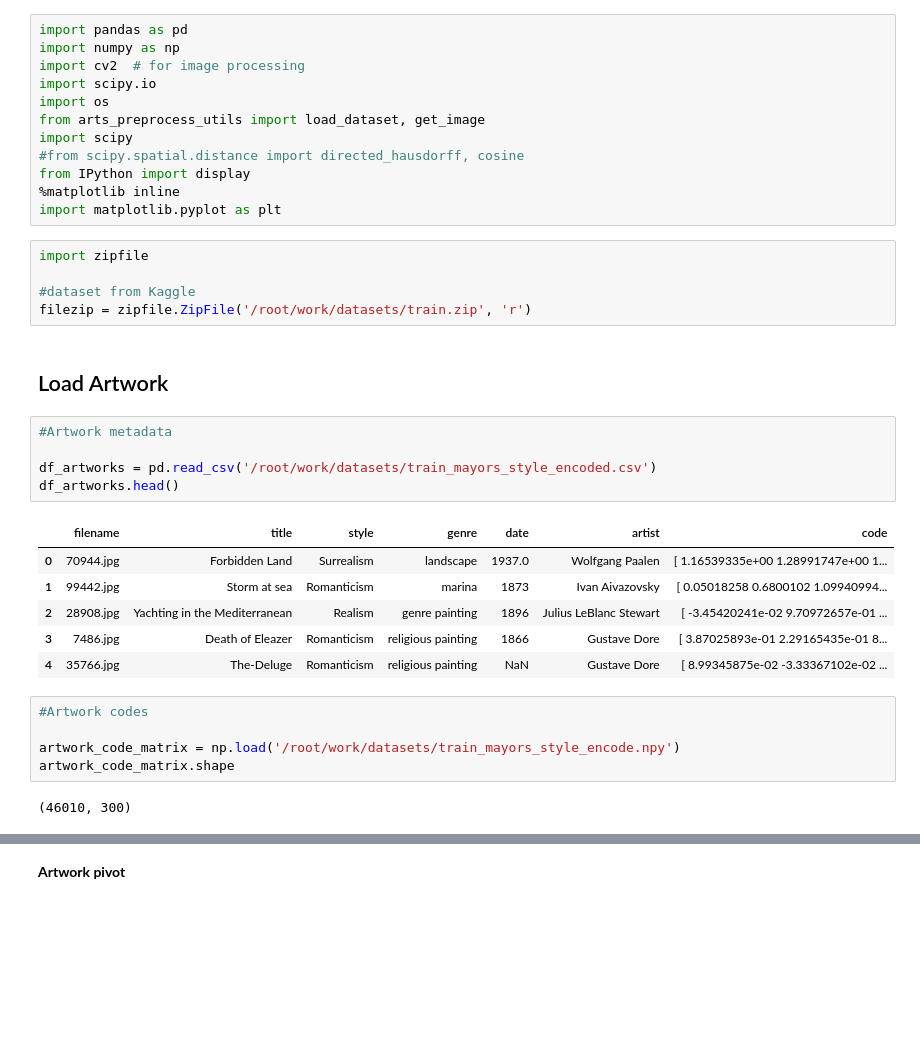
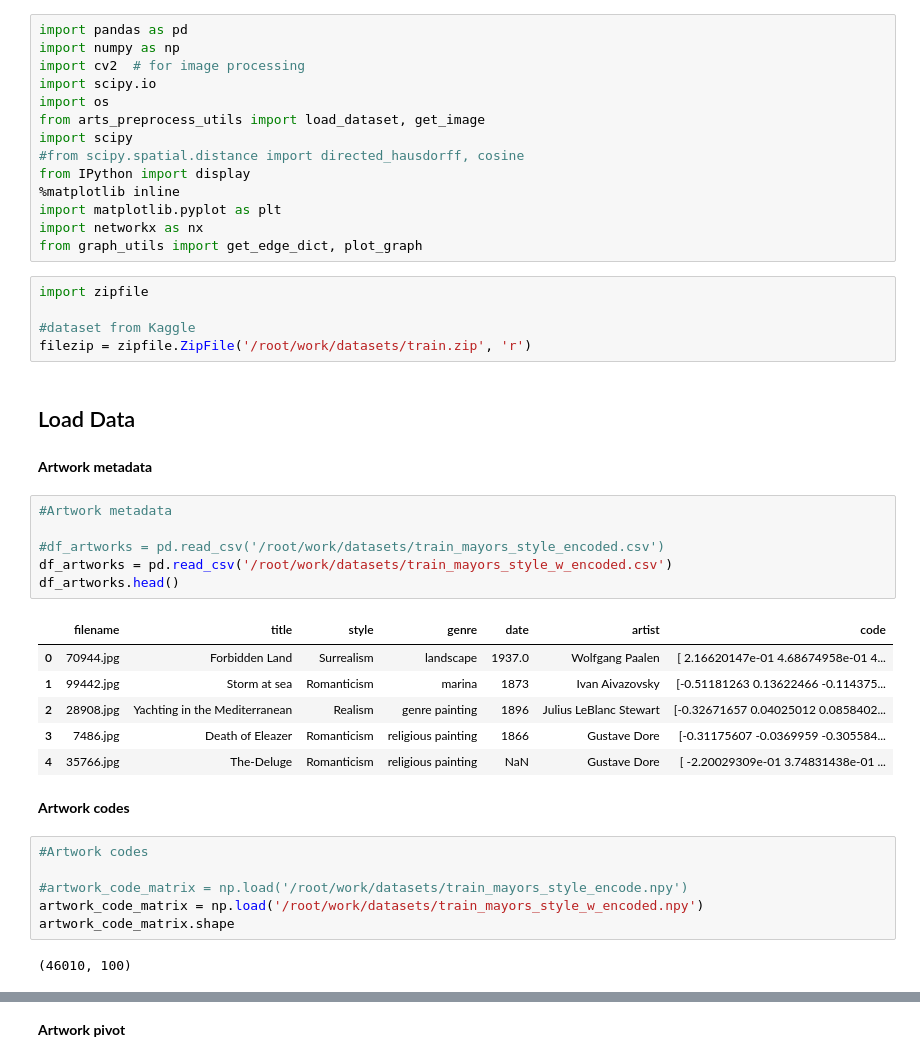
Before and after one commit to ignaciogatti/art-deep-learning, a Jupyter notebook: Artwork-retrieval.ipynb, the cells around one changed output, grey strips where cells are left out. Drawn from its saved outputs; the diff is of its cells as text; blank space fills up the shorter version.

```diff
--- a/Artwork-retrieval.ipynb
+++ b/Artwork-retrieval.ipynb
@@ -10,29 +10,37 @@ import scipy
 from IPython import display
 %matplotlib inline
 import matplotlib.pyplot as plt
+import networkx as nx
+from graph_utils import get_edge_dict, plot_graph
 # %%
 import zipfile
 
 #dataset from Kaggle
 filezip = zipfile.ZipFile('/root/work/datasets/train.zip', 'r')
 # %% [markdown]
-## Load Artwork
+## Load Data
+# %% [markdown]
+**Artwork metadata**
 # %%
 #Artwork metadata
 
-df_artworks = pd.read_csv('/root/work/datasets/train_mayors_style_encoded.csv')
+#df_artworks = pd.read_csv('/root/work/datasets/train_mayors_style_encoded.csv')
+df_artworks = pd.read_csv('/root/work/datasets/train_mayors_style_w_encoded.csv')
 df_artworks.head()
 # %% [output]
 |  | filename | title | style | genre | date | artist | code |
-| 0 | 70944.jpg | Forbidden Land | Surrealism | landscape | 1937.0 | Wolfgang Paalen | [ 1.16539335e+00 1.28991747e+00 1... |
-| 1 | 99442.jpg | Storm at sea | Romanticism | marina | 1873 | Ivan Aivazovsky | [ 0.05018258 0.6800102 1.09940994... |
-| 2 | 28908.jpg | Yachting in the Mediterranean | Realism | genre painting | 1896 | Julius LeBlanc Stewart | [ -3.45420241e-02 9.70972657e-01 ... |
-| 3 | 7486.jpg | Death of Eleazer | Romanticism | religious painting | 1866 | Gustave Dore | [ 3.87025893e-01 2.29165435e-01 8... |
-| 4 | 35766.jpg | The-Deluge | Romanticism | religious painting | NaN | Gustave Dore | [ 8.99345875e-02 -3.33367102e-02 ... |
+| 0 | 70944.jpg | Forbidden Land | Surrealism | landscape | 1937.0 | Wolfgang Paalen | [ 2.16620147e-01 4.68674958e-01 4... |
+| 1 | 99442.jpg | Storm at sea | Romanticism | marina | 1873 | Ivan Aivazovsky | [-0.51181263 0.13622466 -0.114375... |
+| 2 | 28908.jpg | Yachting in the Mediterranean | Realism | genre painting | 1896 | Julius LeBlanc Stewart | [-0.32671657 0.04025012 0.0858402... |
+| 3 | 7486.jpg | Death of Eleazer | Romanticism | religious painting | 1866 | Gustave Dore | [-0.31175607 -0.0369959 -0.305584... |
+| 4 | 35766.jpg | The-Deluge | Romanticism | religious painting | NaN | Gustave Dore | [ -2.20029309e-01 3.74831438e-01 ... |
+# %% [markdown]
+**Artwork codes**
 # %%
 #Artwork codes
 
-artwork_code_matrix = np.load('/root/work/datasets/train_mayors_style_encode.npy')
+#artwork_code_matrix = np.load('/root/work/datasets/train_mayors_style_encode.npy')
+artwork_code_matrix = np.load('/root/work/datasets/train_mayors_style_w_encoded.npy')
 artwork_code_matrix.shape
 # %% [output]
-(46010, 300)
+(46010, 100)
```
Also changed, not shown: parts of 17 cells of this notebook.
